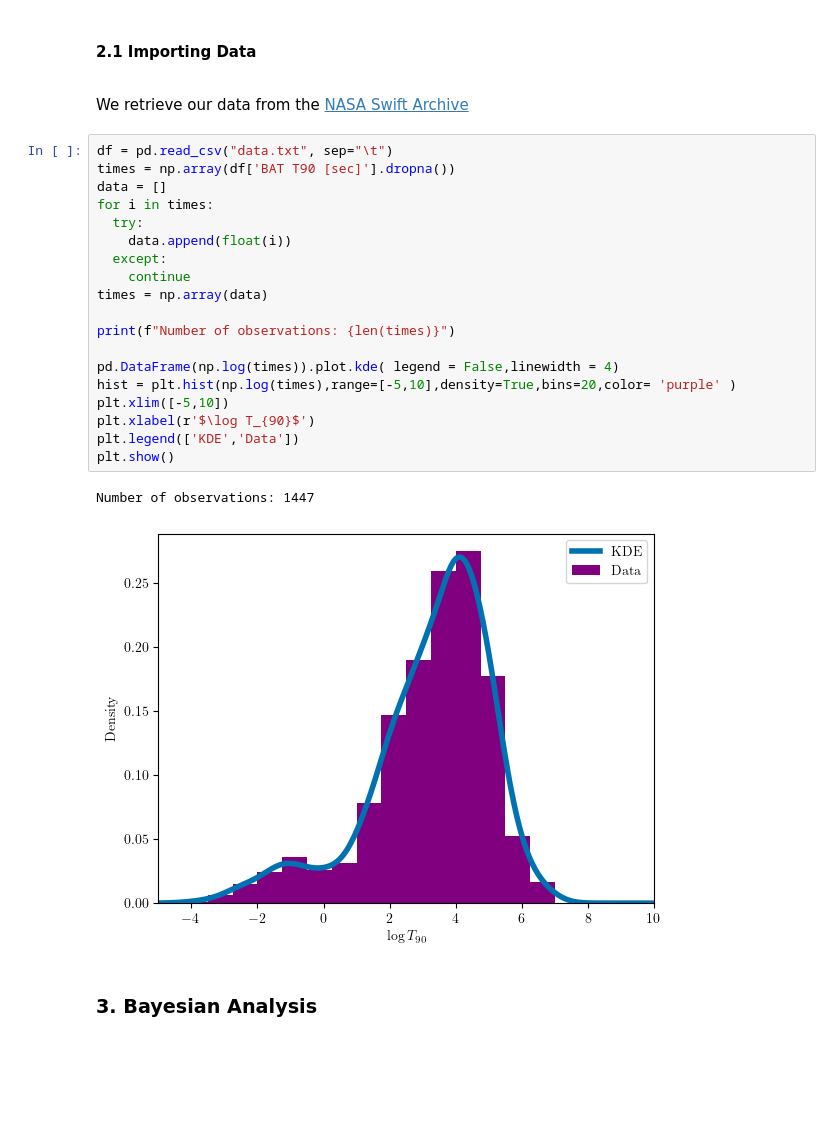
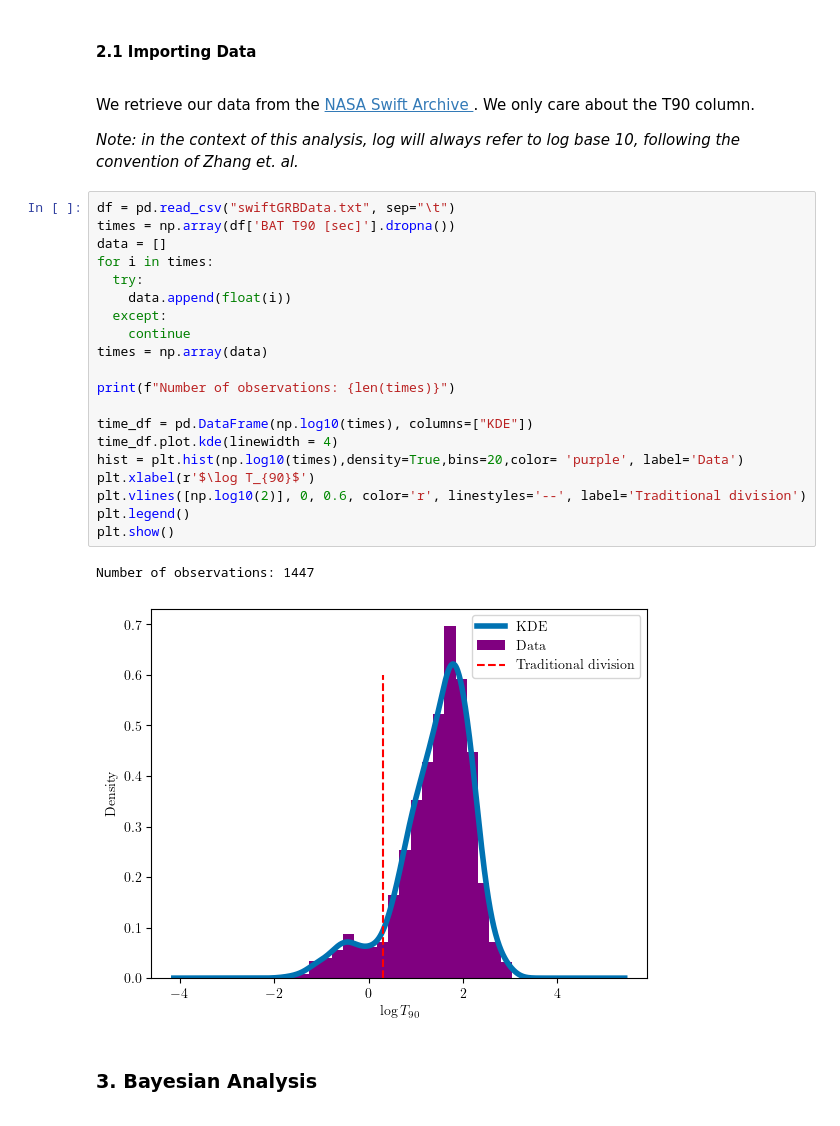
Before and after one commit to tylerbarna/AST5731-projects, a Jupyter notebook: project3/project3.ipynb, the cells around one changed output. Drawn from its saved outputs; the diff is of its cells as text; blank space fills up the shorter version.

```diff
--- a/project3/project3.ipynb
+++ b/project3/project3.ipynb
@@ -100,29 +102,32 @@ random.seed(5731)
 #### 2.1 Importing Data
 <a id='importing'></a>
 # %% [markdown]
-We retrieve our data from the [NASA Swift Archive ](https://swift.gsfc.nasa.gov/archive/grb_table.html/)
+We retrieve our data from the [NASA Swift Archive ](https://swift.gsfc.nasa.gov/archive/grb_table.html/). We only care about the T90 column.
+
+*Note: in the context of this analysis, log will always refer to log base 10, following the convention of Zhang et. al.*
 # %%
-df = pd.read_csv("data.txt", sep="\t")
+df = pd.read_csv("swiftGRBData.txt", sep="\t")
 times = np.array(df['BAT T90 [sec]'].dropna())
 data = []
 for i in times:
   try:
     data.append(float(i))
   except:
     continue
 times = np.array(data)
 
 print(f"Number of observations: {len(times)}")
 
-pd.DataFrame(np.log(times)).plot.kde( legend = False,linewidth = 4)
-hist = plt.hist(np.log(times),range=[-5,10],density=True,bins=20,color= 'purple' )
-plt.xlim([-5,10])
+time_df = pd.DataFrame(np.log10(times), columns=["KDE"])
+time_df.plot.kde(linewidth = 4)
+hist = plt.hist(np.log10(times),density=True,bins=20,color= 'purple', label='Data')
 plt.xlabel(r'$\log T_{90}$')
-plt.legend(['KDE','Data'])
+plt.vlines([np.log10(2)], 0, 0.6, color='r', linestyles='--', label='Traditional division')
+plt.legend()
 plt.show()
 # %% [output]
 Number of observations: 1447
-[figure, old version]
+[figure, new version]
 # %% [markdown]
 ### 3. Bayesian Analysis
 <a id='analysis'></a>
```
Also changed, not shown: parts of 31 cells of this notebook, 2 other files.
